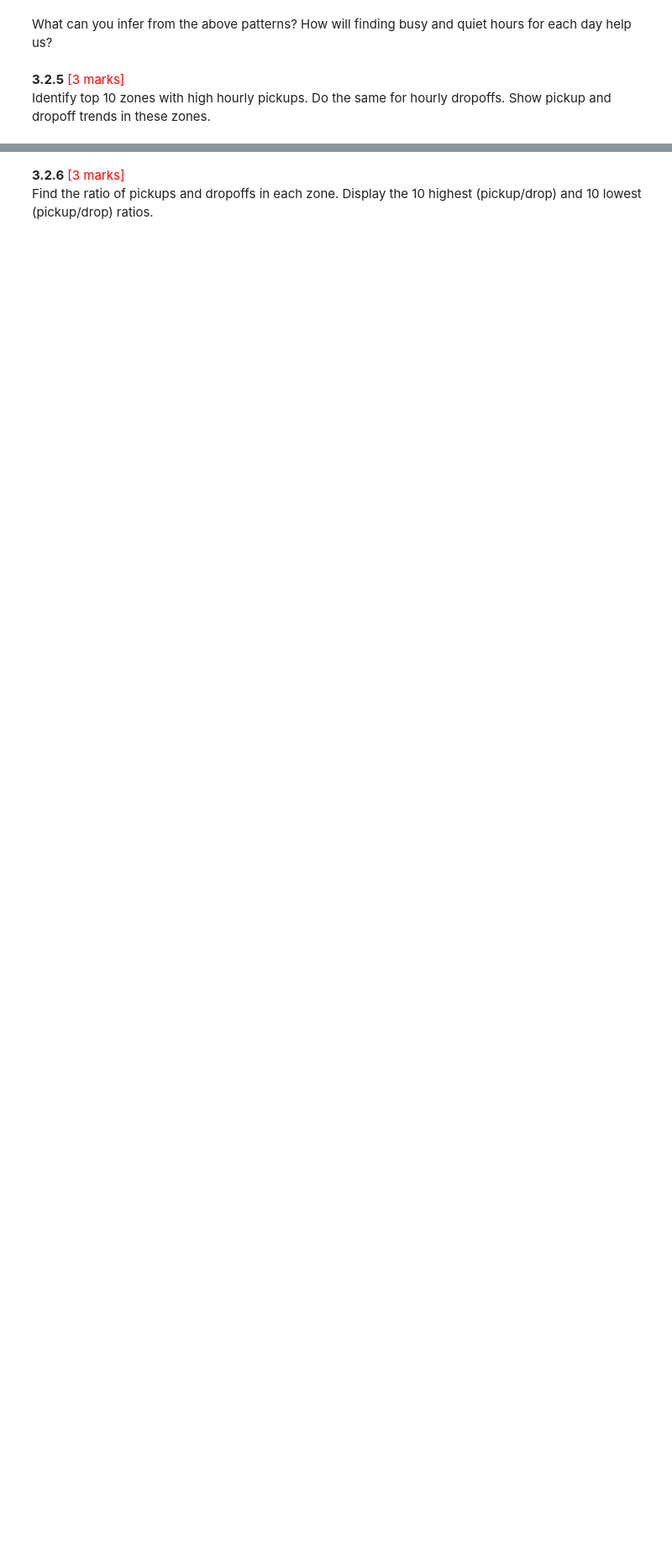
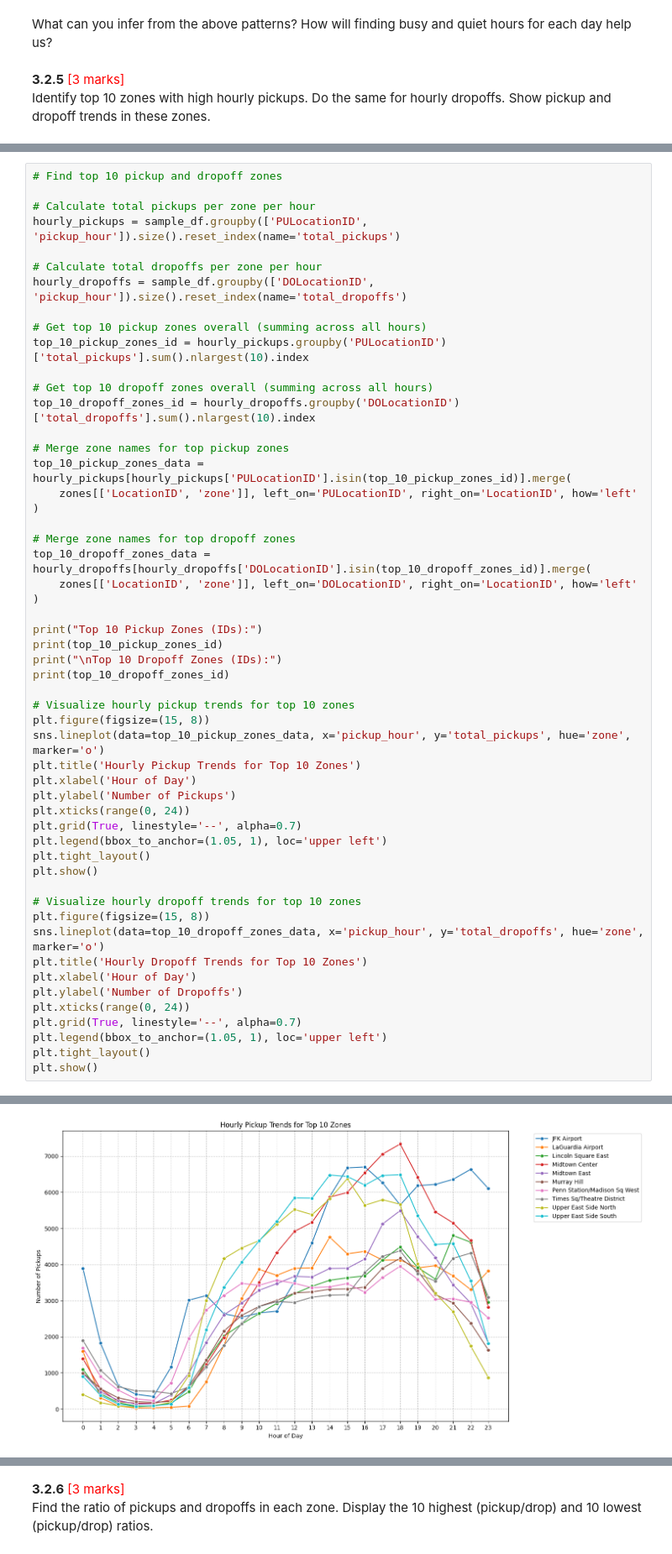
Before and after one commit to mayuresh-tungare/eda-assignment, a Jupyter notebook: EDA_Assg_NYC_Taxi_Starter.ipynb, the cells around one changed output, grey strips where cells are left out. Shown at 84% size. Drawn from its saved outputs; the diff is of its cells as text; blank space fills up the shorter version.

```diff
--- a/EDA_Assg_NYC_Taxi_Starter.ipynb
+++ b/EDA_Assg_NYC_Taxi_Starter.ipynb
@@ -1026,0 +1111,54 @@ Identify top 10 zones with high hourly pickups. Do the same for hourly dropoffs.
+# %%
+# Find top 10 pickup and dropoff zones
+
+# Calculate total pickups per zone per hour
+hourly_pickups = sample_df.groupby(['PULocationID', 'pickup_hour']).size().reset_index(name='total_pickups')
+
+# Calculate total dropoffs per zone per hour
+hourly_dropoffs = sample_df.groupby(['DOLocationID', 'pickup_hour']).size().reset_index(name='total_dropoffs')
+
+# Get top 10 pickup zones overall (summing across all hours)
+top_10_pickup_zones_id = hourly_pickups.groupby('PULocationID')['total_pickups'].sum().nlargest(10).index
+
+# Get top 10 dropoff zones overall (summing across all hours)
+top_10_dropoff_zones_id = hourly_dropoffs.groupby('DOLocationID')['total_dropoffs'].sum().nlargest(10).index
+
+# Merge zone names for top pickup zones
+top_10_pickup_zones_data = hourly_pickups[hourly_pickups['PULocationID'].isin(top_10_pickup_zones_id)].merge(
+    zones[['LocationID', 'zone']], left_on='PULocationID', right_on='LocationID', how='left'
+)
+
+# Merge zone names for top dropoff zones
+top_10_dropoff_zones_data = hourly_dropoffs[hourly_dropoffs['DOLocationID'].isin(top_10_dropoff_zones_id)].merge(
+    zones[['LocationID', 'zone']], left_on='DOLocationID', right_on='LocationID', how='left'
+)
+
+print("Top 10 Pickup Zones (IDs):")
+print(top_10_pickup_zones_id)
+print("\nTop 10 Dropoff Zones (IDs):")
+print(top_10_dropoff_zones_id)
+
+# Visualize hourly pickup trends for top 10 zones
+plt.figure(figsize=(15, 8))
+sns.lineplot(data=top_10_pickup_zones_data, x='pickup_hour', y='total_pickups', hue='zone', marker='o')
+plt.title('Hourly Pickup Trends for Top 10 Zones')
+plt.xlabel('Hour of Day')
+plt.ylabel('Number of Pickups')
+plt.xticks(range(0, 24))
+plt.grid(True, linestyle='--', alpha=0.7)
+plt.legend(bbox_to_anchor=(1.05, 1), loc='upper left')
+plt.tight_layout()
+plt.show()
+
+# Visualize hourly dropoff trends for top 10 zones
+plt.figure(figsize=(15, 8))
+sns.lineplot(data=top_10_dropoff_zones_data, x='pickup_hour', y='total_dropoffs', hue='zone', marker='o')
+plt.title('Hourly Dropoff Trends for Top 10 Zones')
+plt.xlabel('Hour of Day')
+plt.ylabel('Number of Dropoffs')
+plt.xticks(range(0, 24))
+plt.grid(True, linestyle='--', alpha=0.7)
+plt.legend(bbox_to_anchor=(1.05, 1), loc='upper left')
+plt.tight_layout()
+plt.show()
+# %% [output]
@@ -1026,0 +1170 @@ Identify top 10 zones with high hourly pickups. Do the same for hourly dropoffs.
+[figure, added]
```
Also changed, not shown: parts of 15 cells of this notebook.
